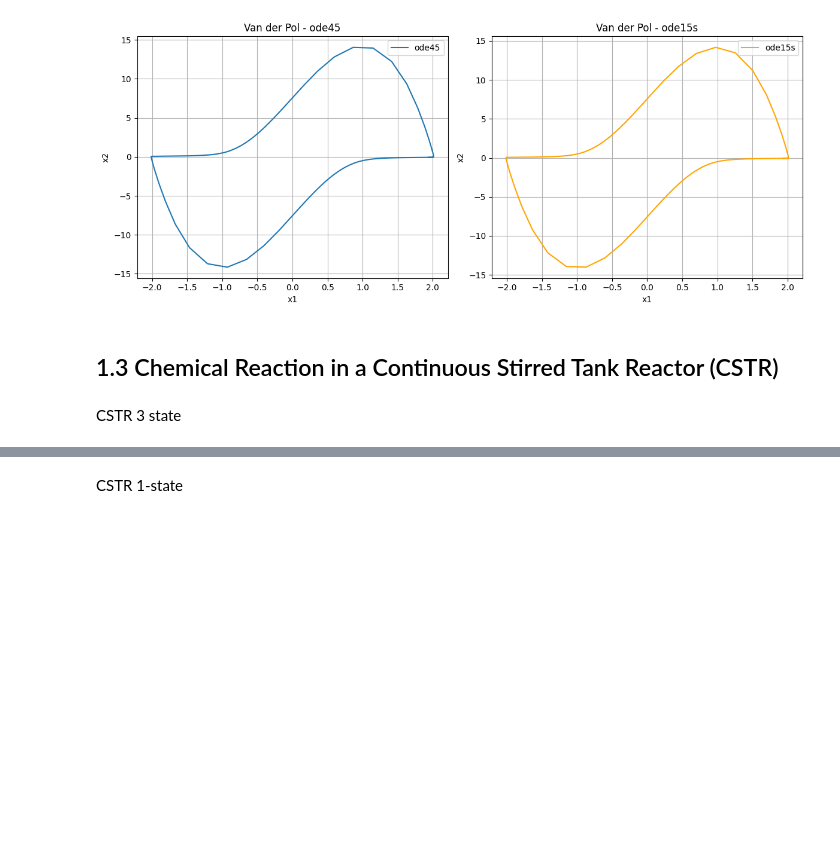
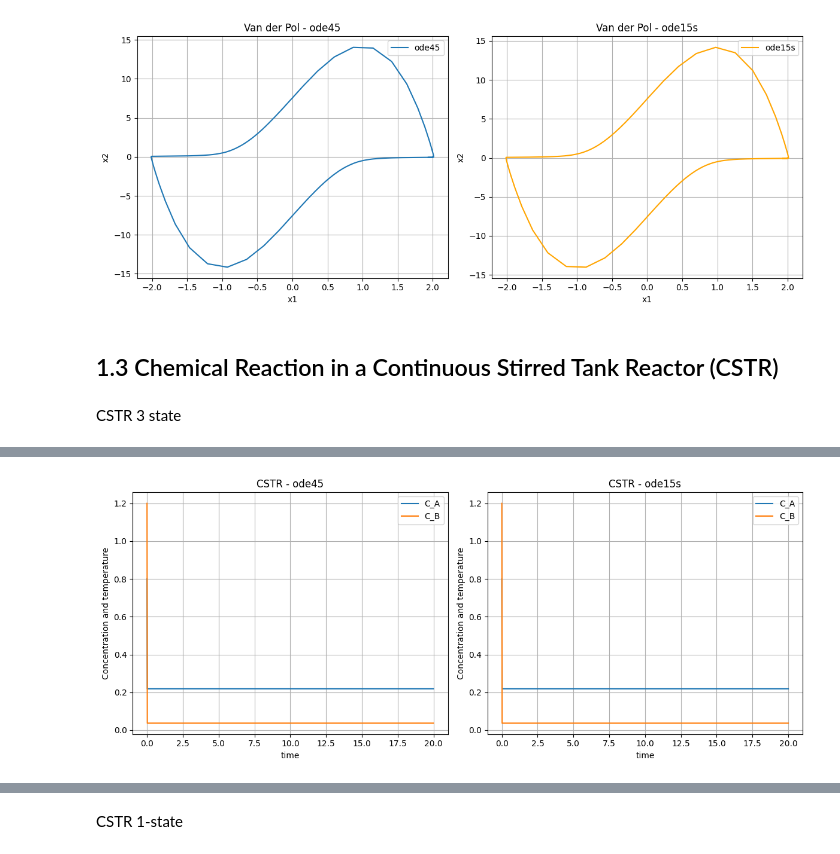
Before and after one commit to EstherCon0/SciComDiff, a Jupyter notebook: Exam.ipynb, the cells around one changed output, grey strips where cells are left out. Cells and saved outputs as stored; diff of their text form; code cells hidden in the pictures; blank space fills up the shorter version.

```diff
--- a/Exam.ipynb
+++ b/Exam.ipynb
@@ -215,0 +227,28 @@ plt.show()
+# %%
+fig, axs = plt.subplots(1, 2, figsize=(12, 5))
+
+# Plot RK45 (ode45)
+axs[0].plot(t_eval, sol_ode45.y[0], label='C_A')
+axs[0].plot(t_eval, sol_ode45.y[1], label='C_B')
+#axs[0].plot(t_eval, sol_ode45.y[2], label='T')
+axs[0].set_xlabel('time')
+axs[0].set_ylabel('Concentration and temperature')
+axs[0].set_title('CSTR - ode45')
+axs[0].legend()
+axs[0].grid()
+
+
+# Plot BDF (ode15s)
+axs[1].plot(t_eval, sol_ode15s.y[0], label='C_A')
+axs[1].plot(t_eval, sol_ode15s.y[1], label='C_B')
+#axs[1].plot(t_eval, sol_ode15s.y[2], label='T')
+axs[1].set_xlabel('time')
+axs[1].set_ylabel('Concentration and temperature')
+axs[1].set_title('CSTR - ode15s')
+axs[1].legend()
+axs[1].grid()
+
+plt.tight_layout()
+plt.show()
+# %% [output]
+[figure, added]
```
Also changed, not shown: parts of 4 cells of this notebook.
